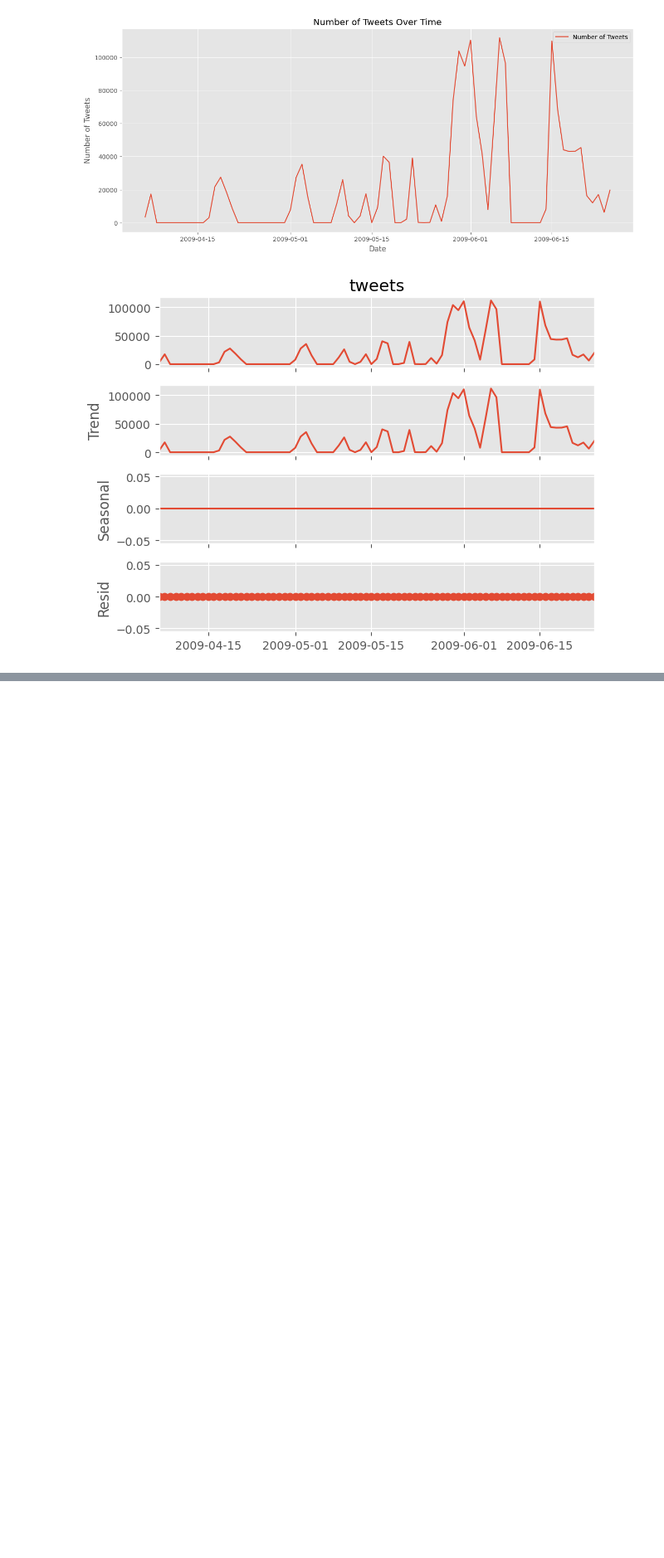
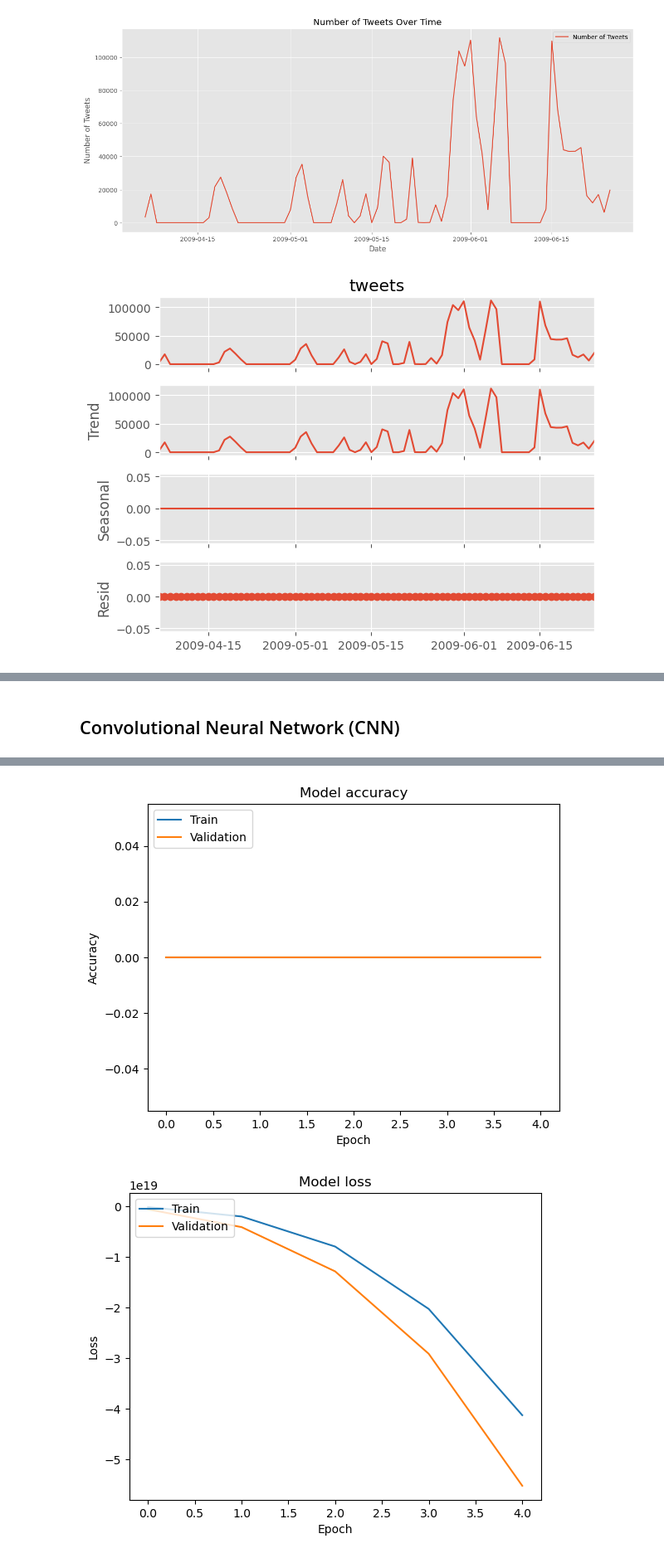
Before and after one commit to SedaColasan/CA2_ProjectTweets2, a Jupyter notebook: transport_2.ipynb, the cells around one changed output, grey strips where cells are left out. Shown at 83% size. Cells and saved outputs as stored; diff of their text form; code cells hidden in the pictures; blank space fills up the shorter version.

```diff
--- a/transport_2.ipynb
+++ b/transport_2.ipynb
@@ -711,0 +868,60 @@ stop_words = set(nltk_stopwords.words('english'))
+# %% [markdown]
+## Convolutional Neural Network (CNN)
+# %%
+# write your dataset has 'text' and 'target' columns
+texts = project_tweets['tweets']
+labels = project_tweets['id']
+
+# Tokenize and pad sequences
+max_words = 10000
+maxlen = 100
+tokenizer = Tokenizer(num_words=max_words)
+tokenizer.fit_on_texts(texts)
+sequences = tokenizer.texts_to_sequences(texts)
+X_padded = pad_sequences(sequences, maxlen=maxlen)
+
+# Split the data into training and testing sets
+X_train_padded, X_test_padded, y_train, y_test = train_test_split(X_padded, labels, test_size=0.2, random_state=42)
+
+# Build the CNN model
+model = Sequential()
+model.add(Embedding(max_words, 32, input_length=maxlen))
+model.add(Conv1D(64, 5, activation='relu'))
+model.add(GlobalMaxPooling1D())
+model.add(Dense(1, activation='sigmoid'))
+
+# Compile the model
+model.compile(optimizer='adam', loss='binary_crossentropy', metrics=['accuracy'])
+
+# Train the model and store the training history
+history = model.fit(X_train_padded, y_train, epochs=5, batch_size=32, validation_split=0.2)
+
+# Plot training history
+def plot_history(history):
+    # Plot training & validation accuracy values
+    plt.plot(history.history['accuracy'])
+    plt.plot(history.history['val_accuracy'])
+    plt.title('Model accuracy')
+    plt.xlabel('Epoch')
+    plt.ylabel('Accuracy')
+    plt.legend(['Train', 'Validation'], loc='upper left')
+    plt.show()
+
+    # Plot training & validation loss values
+    plt.plot(history.history['loss'])
+    plt.plot(history.history['val_loss'])
+    plt.title('Model loss')
+    plt.xlabel('Epoch')
+    plt.ylabel('Loss')
+    plt.legend(['Train', 'Validation'], loc='upper left')
+    plt.show()
+
+# Call the function to plot the history
+plot_history(history)
+
+# Evaluate accuracy on the test set
+y_pred = model.predict(X_test_padded)
+y_pred_binary = [1 if pred > 0.5 else 0 for pred in y_pred]
+accuracy = accuracy_score(y_test, y_pred_binary)
+print(f'CNN Accuracy: {accuracy}')
+# %% [output]
@@ -711,0 +938,2 @@ stop_words = set(nltk_stopwords.words('english'))
+[figure, added]
+[figure, added]
```
Also changed, not shown: parts of 12 cells of this notebook.
